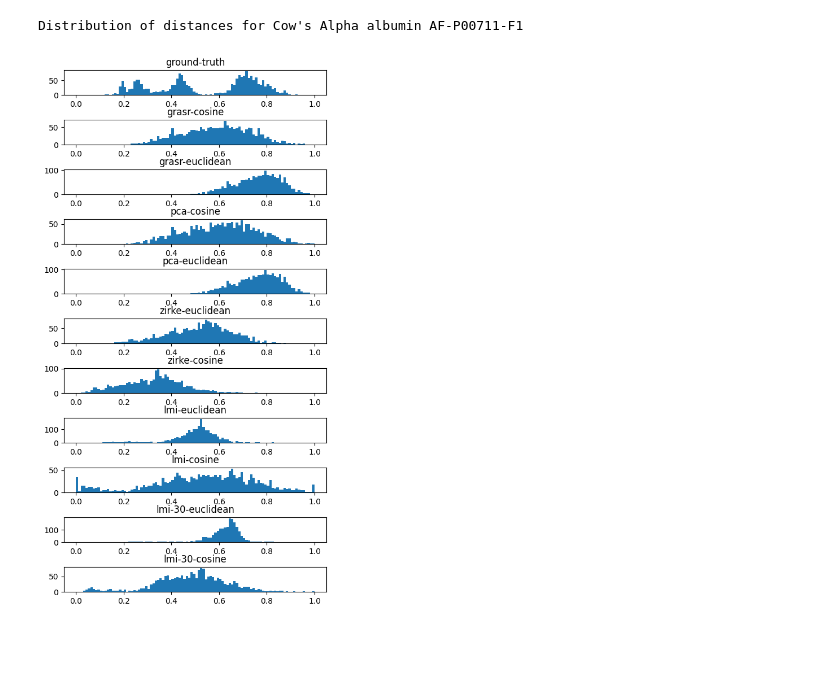
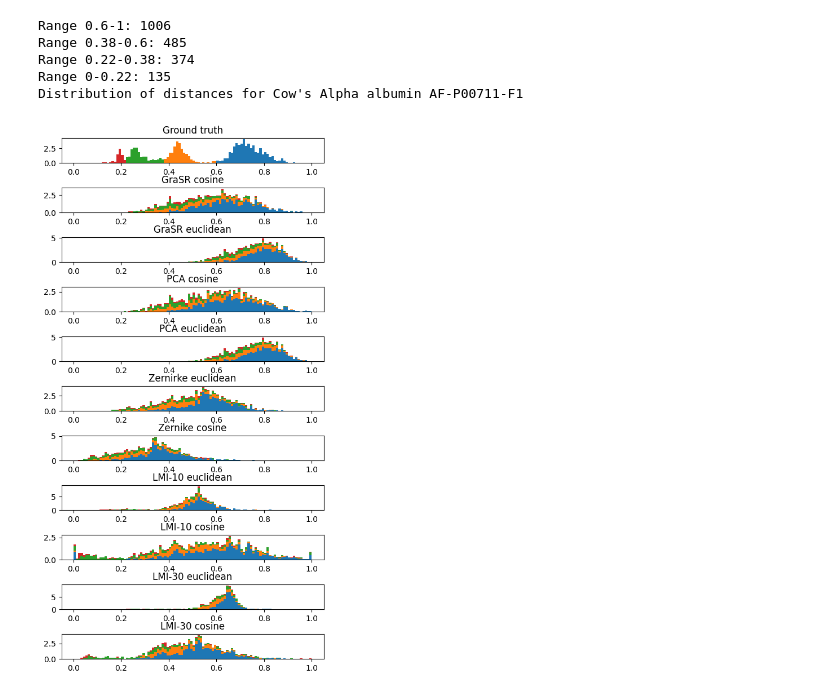
Before and after one commit to Coda-Research-Group/ProteinEmbeddingBenchmark, a Jupyter notebook: evaluate_data.ipynb, the cells around one changed output. Cells and saved outputs as stored; diff of their text form; code cells hidden in the pictures; blank space fills up the shorter version.

```diff
--- a/evaluate_data.ipynb
+++ b/evaluate_data.ipynb
@@ -210,5 +209,6 @@ lmi-cosine         0.617948  0.639186
 # %%
 from matplotlib import pyplot as plt
+import numpy as np
 
 def binary_classification(ground_truth_file, evaluate_file, index):
     """
@@ -290,13 +290,10 @@ for embedding in EMBEDDINGS:
     for i in range(1, len(average_fpr)):
         auc_score += (average_fpr[i] - average_fpr[i-1]) * average_tpr[i]
     auc[embedding] = auc_score
-    map[embedding] = sum(average_tpr) / len(average_tpr)
 
 print(pd.DataFrame(auc.items(), columns=["config", "AUC"]).sort_values(by="AUC", ascending=False))
-print("\n")
-print(pd.DataFrame(map.items(), columns=["config", "MAP"]).sort_values(by="MAP", ascending=False))
 
-plt.legend(EMBEDDINGS)
+plt.legend(EMBEDDINGS_LEGEND)
 plt.xlabel("False Positive Rate")
 plt.ylabel("True Positive Rate")
 plt.plot([0, 1], [0, 1], linestyle="--", color="black")
@@ -323,0 +383,7 @@ plt.show()
+# %%
+protein_tierlist = zip(mean_ap_04["zirke-euclidean"], PROTEINS)
+protein_tierlist = sorted(protein_tierlist, reverse=True)
+
+# print with ranks
+for i, (ap, protein) in enumerate(protein_tierlist):
+    print(f"{i+1}. {protein} {ap:.3f}")
@@ -324,27 +408,41 @@ plt.show()
 # %%
+from matplotlib import pyplot as plt
+
 jsons = []
 protein = "AF-P00711-F1"
 with open(f"results/{protein}-distances.json", "r") as f:
     jsons.append(json.load(f))
+
+ranges = [(0.6, 1), (0.38, 0.6), (0.22, 0.38), (0, 0.22)]
+protein_filters = [[], [], [], []]
+for i, (start, end) in enumerate(ranges):
+    protein_filters[i] = [k for k, v in jsons[0].items() if start <= v < end]
+    print(f"Range {start}-{end}:", len(protein_filters[i]))
+
 for embedding in EMBEDDINGS:
     with open(f"results/{protein}-distances-{embedding}.json", "r") as f:
         jsons.append(json.load(f))
 
 for index, file in enumerate(jsons):
     plt.subplot(11, 1, index+1)
     plt.subplots_adjust(hspace=1)
 
-    plt.hist(file.values(), bins=100, range=(0,1), alpha=1)
+    filtered_proteins = []
+    for filt in protein_filters:
+        filtered_proteins.append([v for k, v in file.items() if k in filt])
+    plt.hist(filtered_proteins, density=True, histtype='bar', stacked=True, bins=100, range=(0,1), alpha=1)
     if index == 0:
-        plt.title("ground-truth")
+        plt.title("Ground truth")
     else:
-        plt.title(EMBEDDINGS[index-1])0.816059
-4   zirke-euclidean  0.808507
-2        pca-cosine  0.7678
+        plt.title(EMBEDDINGS_LEGEND[index-1])
 
 plt.gcf().set_size_inches(6, 12)
 print("Distribution of distances for Cow's Alpha albumin", protein)
 plt.show()
 # %% [output]
+Range 0.6-1: 1006
+Range 0.38-0.6: 485
+Range 0.22-0.38: 374
+Range 0-0.22: 135
 Distribution of distances for Cow's Alpha albumin AF-P00711-F1
-[figure, old version]
+[figure, new version]
```
Also changed, not shown: parts of 9 cells of this notebook.
